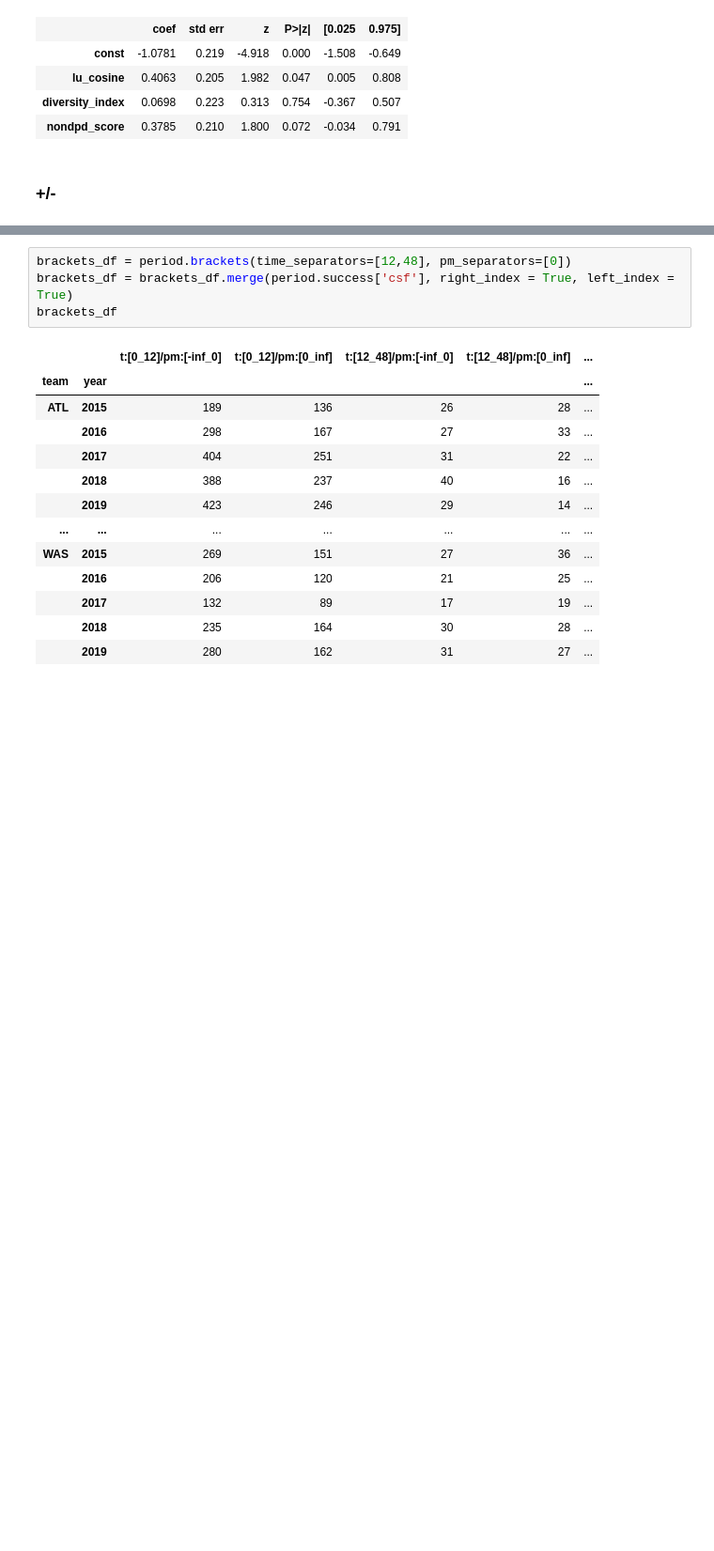
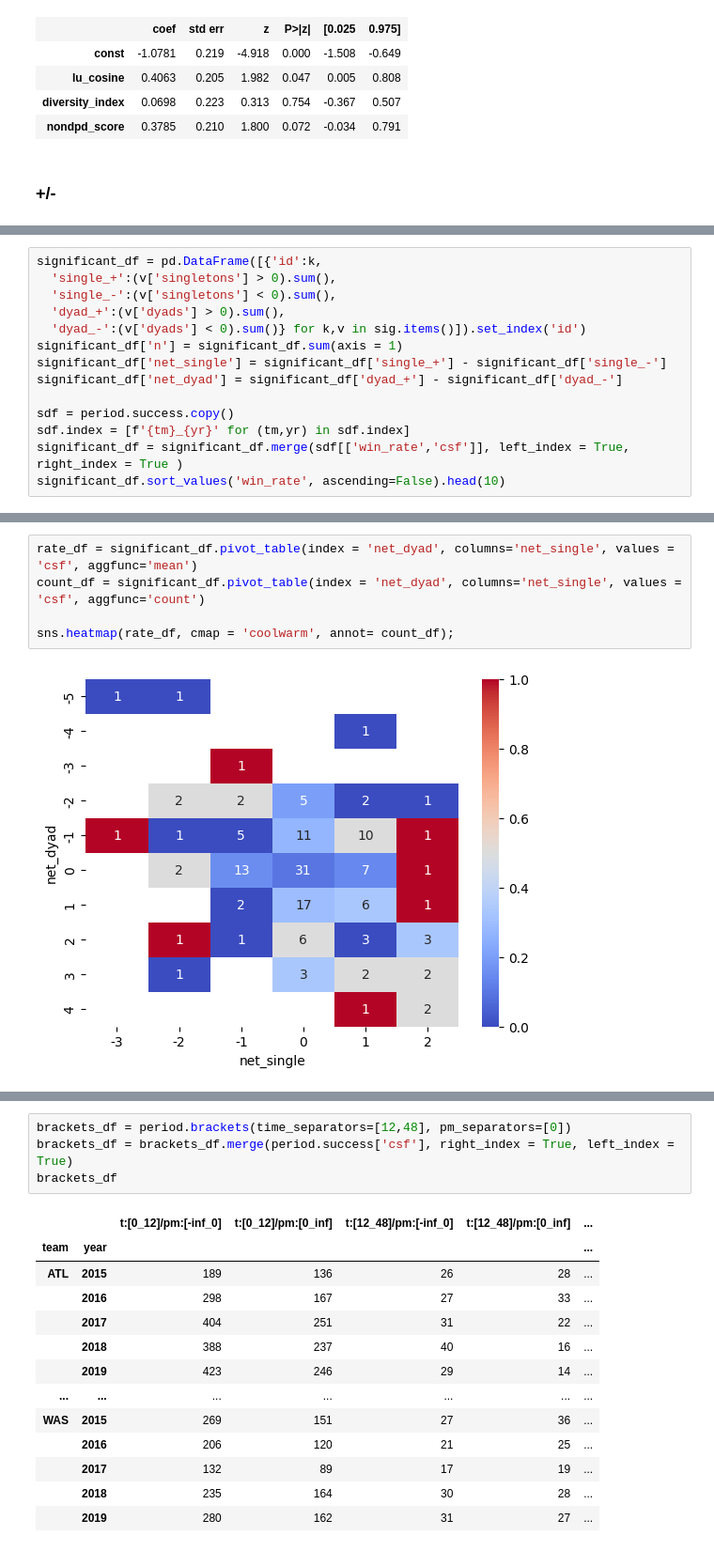
Before and after one commit to arnaud-odet/Roster_Building, a Jupyter notebook: notebooks/pbp.ipynb, the cells around one changed output, grey strips where cells are left out. Shown at 94% size. Drawn from its saved outputs; the diff is of its cells as text; blank space fills up the shorter version.

Commit message:
Advancing dyad and singletons identification

```diff
--- a/notebooks/pbp.ipynb
+++ b/notebooks/pbp.ipynb
@@ -668,0 +595,14 @@ Logit Regression Results
+# %%
+significant_df = pd.DataFrame([{'id':k,
+  'single_+':(v['singletons'] > 0).sum(),
+  'single_-':(v['singletons'] < 0).sum(),
+  'dyad_+':(v['dyads'] > 0).sum(),
+  'dyad_-':(v['dyads'] < 0).sum()} for k,v in sig.items()]).set_index('id')
+significant_df['n'] = significant_df.sum(axis = 1)
+significant_df['net_single'] = significant_df['single_+'] - significant_df['single_-']
+significant_df['net_dyad'] = significant_df['dyad_+'] - significant_df['dyad_-']
+
+sdf = period.success.copy()
+sdf.index = [f'{tm}_{yr}' for (tm,yr) in sdf.index]
+significant_df = significant_df.merge(sdf[['win_rate','csf']], left_index = True, right_index = True )
+significant_df.sort_values('win_rate', ascending=False).head(10)
@@ -668,0 +621,7 @@ Logit Regression Results
+# %%
+rate_df = significant_df.pivot_table(index = 'net_dyad', columns='net_single', values = 'csf', aggfunc='mean')
+count_df = significant_df.pivot_table(index = 'net_dyad', columns='net_single', values = 'csf', aggfunc='count')
+
+sns.heatmap(rate_df, cmap = 'coolwarm', annot= count_df);
+# %% [output]
+[figure, added]
```
Also changed, not shown: parts of 12 cells of this notebook.
